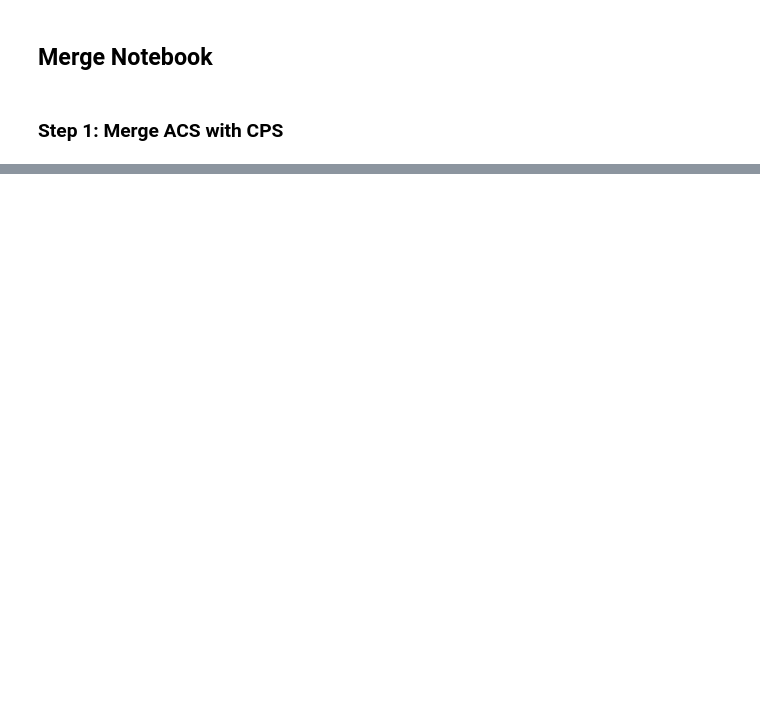
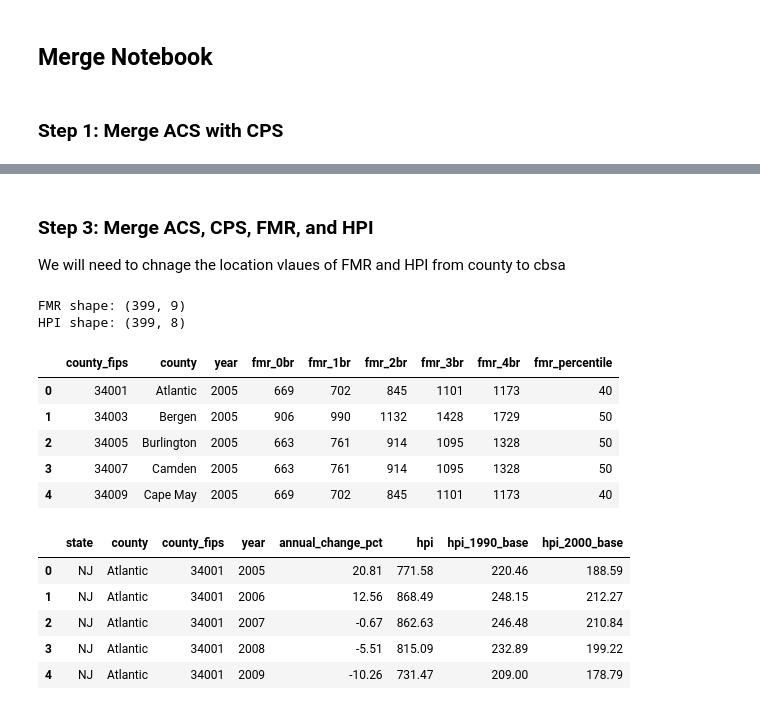
Before and after one commit to 123SmallBunny/CS439-project, a Jupyter notebook: notebooks/merge.ipynb, the cells around one changed output, grey strips where cells are left out. Drawn from its saved outputs; the diff is of its cells as text; code cells hidden in the pictures; blank space fills up the shorter version.

```diff
--- a/notebooks/merge.ipynb
+++ b/notebooks/merge.ipynb
@@ -22,0 +395,39 @@ TypeError: unsupported operand type(s) for /: 'str' and 'str'
+# %% [markdown]
+### Step 3: Merge ACS, CPS, FMR, and HPI
+
+We will need to chnage the location vlaues of FMR and HPI from county to cbsa
+# %%
+fmr = pd.read_csv("../clean_data/FMR_clean.csv")
+hpi = pd.read_csv("../clean_data/cleaned_hpi_2005-2023.csv", header=None)
+
+hpi.columns = [
+    "state",
+    "county",
+    "county_fips",
+    "year",
+    "annual_change_pct",
+    "hpi",
+    "hpi_1990_base",
+    "hpi_2000_base"
+]
+
+print("FMR shape:", fmr.shape)
+print("HPI shape:", hpi.shape)
+
+display(fmr.head())
+display(hpi.head())
+# %% [output]
+FMR shape: (399, 9)
+HPI shape: (399, 8)
+|  | county_fips | county | year | fmr_0br | fmr_1br | fmr_2br | fmr_3br | fmr_4br | fmr_percentile |
+| 0 | 34001 | Atlantic | 2005 | 669 | 702 | 845 | 1101 | 1173 | 40 |
+| 1 | 34003 | Bergen | 2005 | 906 | 990 | 1132 | 1428 | 1729 | 50 |
+| 2 | 34005 | Burlington | 2005 | 663 | 761 | 914 | 1095 | 1328 | 50 |
+| 3 | 34007 | Camden | 2005 | 663 | 761 | 914 | 1095 | 1328 | 50 |
+| 4 | 34009 | Cape May | 2005 | 669 | 702 | 845 | 1101 | 1173 | 40 |
+|  | state | county | county_fips | year | annual_change_pct | hpi | hpi_1990_base | hpi_2000_base |
+| 0 | NJ | Atlantic | 34001 | 2005 | 20.81 | 771.58 | 220.46 | 188.59 |
+| 1 | NJ | Atlantic | 34001 | 2006 | 12.56 | 868.49 | 248.15 | 212.27 |
+| 2 | NJ | Atlantic | 34001 | 2007 | -0.67 | 862.63 | 246.48 | 210.84 |
+| 3 | NJ | Atlantic | 34001 | 2008 | -5.51 | 815.09 | 232.89 | 199.22 |
+| 4 | NJ | Atlantic | 34001 | 2009 | -10.26 | 731.47 | 209.00 | 178.79 |
```
Also changed, not shown: parts of 23 cells of this notebook, 8 other files.
